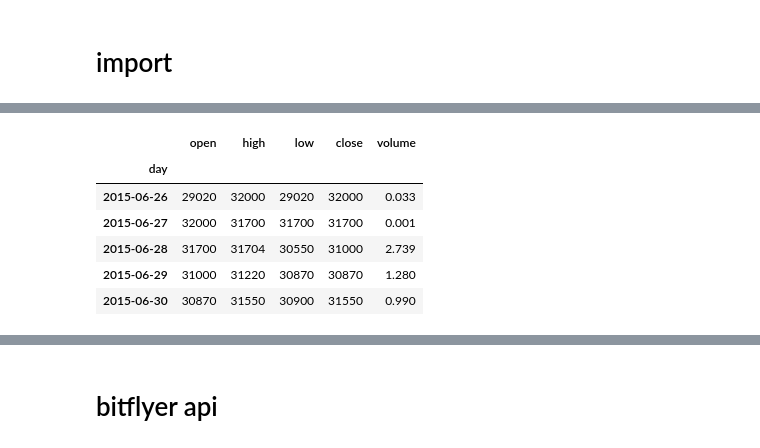
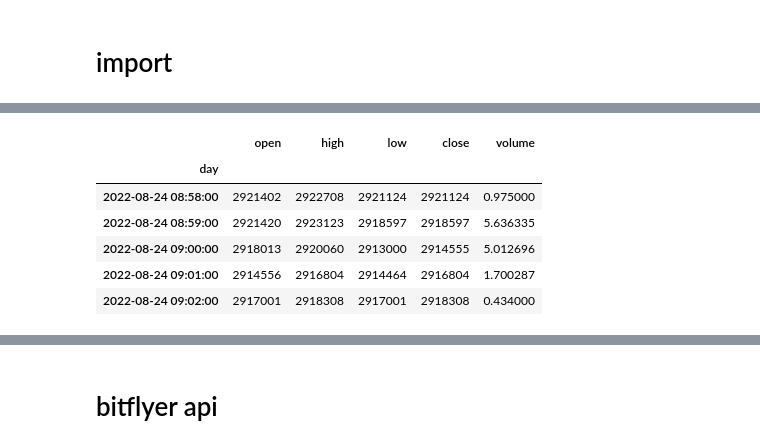
Before and after one commit to yodarjeering/BITCOIN, a Jupyter notebook: Code/bitcoin.ipynb, the cells around one changed output, grey strips where cells are left out. Saved outputs shown, nothing was run; the diff lists cells and outputs as text; code cells hidden in the pictures.

```diff
--- a/Code/bitcoin.ipynb
+++ b/Code/bitcoin.ipynb
@@ -35,12 +128,12 @@ df = load_csv(path_win1)
 # %%
-df.head()
+df.tail()
 # %% [output]
 |  | open | high | low | close | volume |
 | day |  |  |  |  |  |
-| 2015-06-26 | 29020 | 32000 | 29020 | 32000 | 0.033 |
-| 2015-06-27 | 32000 | 31700 | 31700 | 31700 | 0.001 |
-| 2015-06-28 | 31700 | 31704 | 30550 | 31000 | 2.739 |
-| 2015-06-29 | 31000 | 31220 | 30870 | 30870 | 1.280 |
-| 2015-06-30 | 30870 | 31550 | 30900 | 31550 | 0.990 |
+| 2022-08-24 08:58:00 | 2921402 | 2922708 | 2921124 | 2921124 | 0.975000 |
+| 2022-08-24 08:59:00 | 2921420 | 2923123 | 2918597 | 2918597 | 5.636335 |
+| 2022-08-24 09:00:00 | 2918013 | 2920060 | 2913000 | 2914555 | 5.012696 |
+| 2022-08-24 09:01:00 | 2914556 | 2916804 | 2914464 | 2916804 | 1.700287 |
+| 2022-08-24 09:02:00 | 2917001 | 2918308 | 2917001 | 2918308 | 0.434000 |
 # %%
 ts = TechnicalSimulation(hold_day=100)
```
Also changed, not shown: parts of 9 cells of this notebook, 4 other files.
